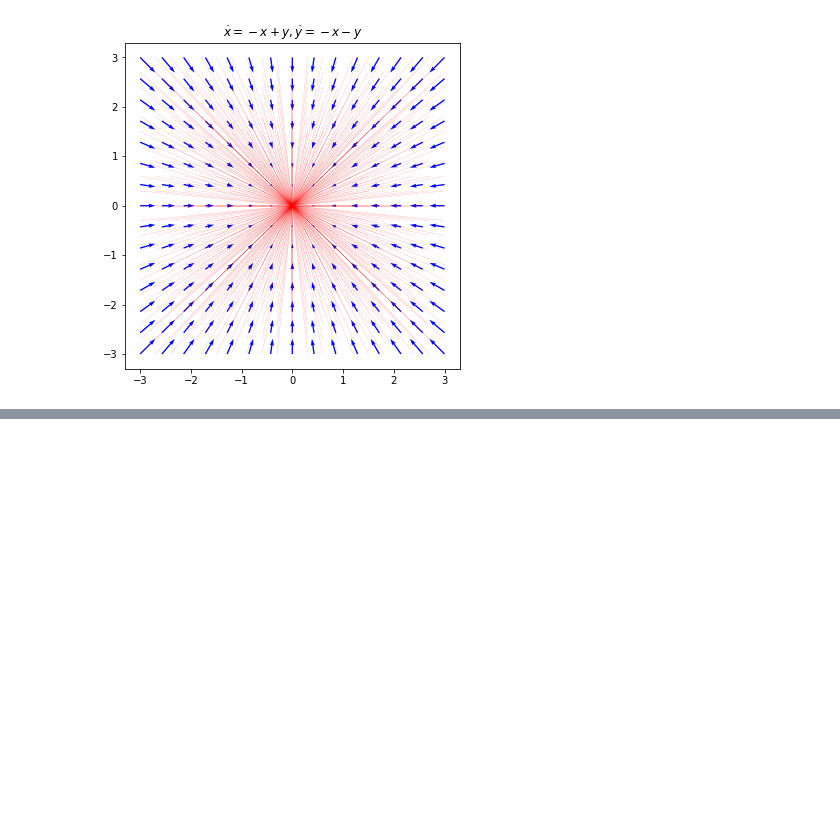
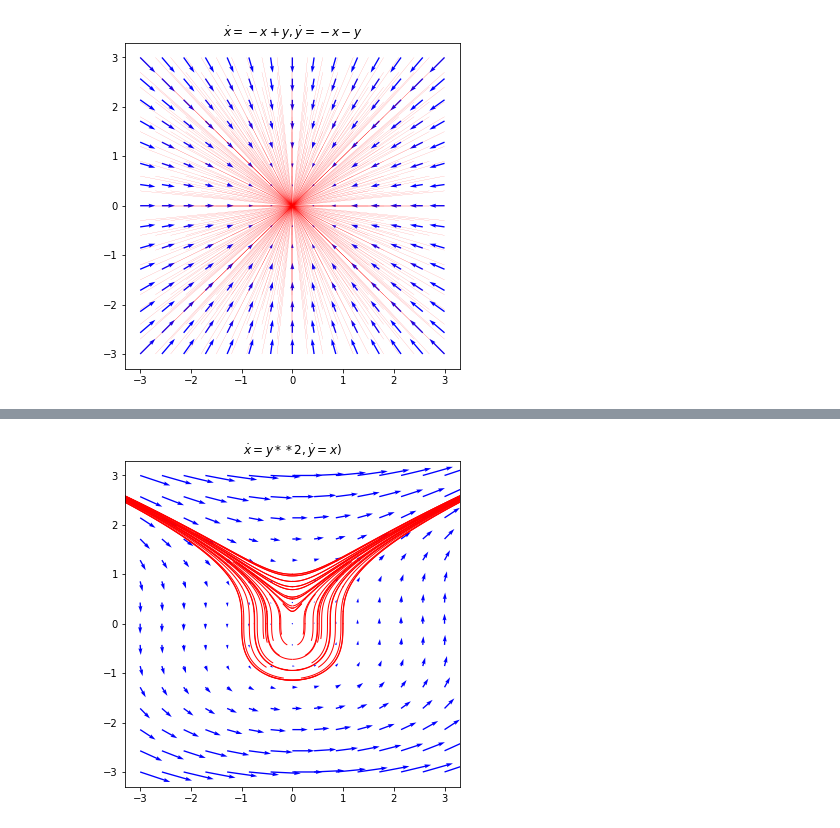
Before and after one commit to koulakis/dynamical-systems, a Jupyter notebook: 03_planar_systems.ipynb, the cells around one changed output, grey strips where cells are left out. Drawn from its saved outputs; the diff is of its cells as text; code cells hidden in the pictures; blank space fills up the shorter version.

```diff
--- a/03_planar_systems.ipynb
+++ b/03_planar_systems.ipynb
@@ -146,0 +392,37 @@ plot_phase_portrait(dx_dt, ts, title=title, ic_x=ic_x, ic_y=ic_y, linewidth=0.1)
+# %%
+def dx_dt(x, t):
+    return [x[1]**2, x[0]]
+title = '$\dot{x} = y**2, \dot{y} = x)$'
+# %%
+N = 3
+xlim = (-N, N)
+ylim = (-N, N)
+
+ic = np.linspace(0.0, 1, 5)
+ic_rev = np.linspace(0.0, -1, 5)
+
+plt.figure(figsize=(6, 6))
+for r in np.concatenate([ic, ic_rev]):
+    for s in ic:
+        x0 = [r, s]
+        xs = odeint(dx_dt, x0, np.linspace(0, 2, 100))
+        plt.plot(xs[:, 0], xs[:, 1], 'r-', linewidth=1)
+
+        xs = odeint(dx_dt, x0, np.linspace(0, -2, 100))
+        plt.plot(xs[:, 0], xs[:, 1], 'r-', linewidth=1)
+
+X, Y = np.mgrid[xlim[0]:xlim[1]:15j, ylim[0]:ylim[1]:15j]
+u, v = dx_dt([X, Y], None)
+plt.quiver(
+    X, Y, u, v,
+    color='b',
+    scale=100
+)
+
+plt.title(title)
+plt.xlim(np.array(xlim) * 1.1)
+plt.ylim(np.array(ylim) * 1.1)
+
+plt.show()
+# %% [output]
+[figure, added]
```
Also changed, not shown: parts of 12 cells of this notebook.
